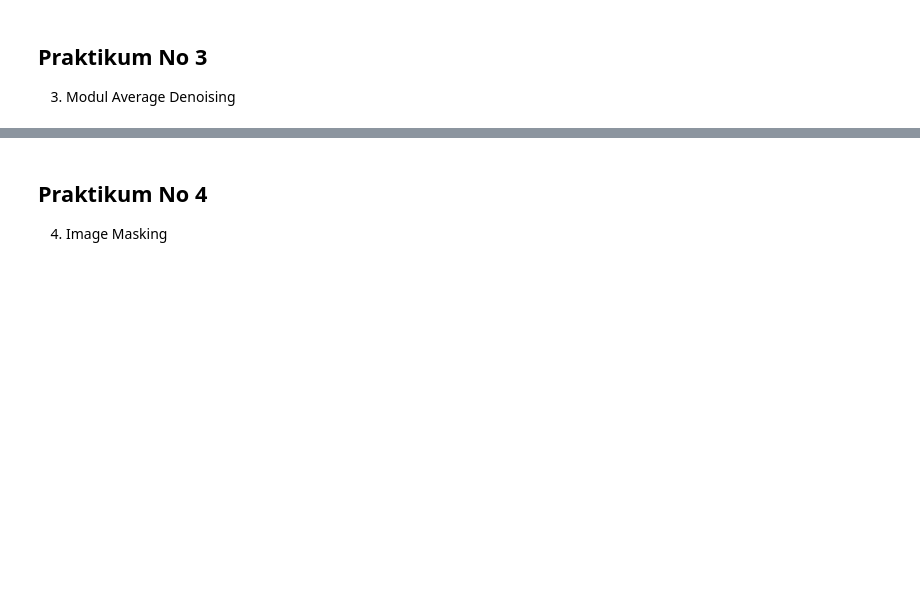
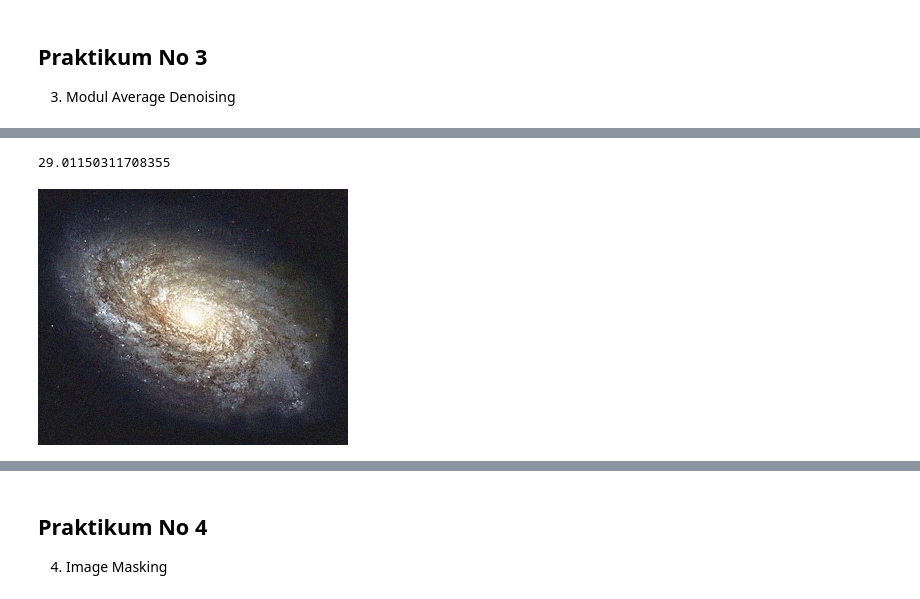
Before and after one commit to armand010/PCVK_Ganjil_2024, a Jupyter notebook: PCVK_Week_5_03.ipynb, the cells around one changed output, grey strips where cells are left out. Cells and saved outputs as stored; diff of their text form; code cells hidden in the pictures; blank space fills up the shorter version.

```diff
--- a/PCVK_Week_5_03.ipynb
+++ b/PCVK_Week_5_03.ipynb
@@ -76,0 +105,9 @@ imgNo3 = imgGalaxy.copy()
+# %%
+denoised_image_10 = averageDenoising(10)
+denoised_image_10 /= 10
+denoised_image_10 = np.uint8(denoised_image_10)
+print(PNSR(imgNo3[0],denoised_image_10))
+cv2_imshow(denoised_image_10)
+# %% [output]
+29.01150311708355
+[figure, added]
```
Also changed, not shown: parts of 8 cells of this notebook.
